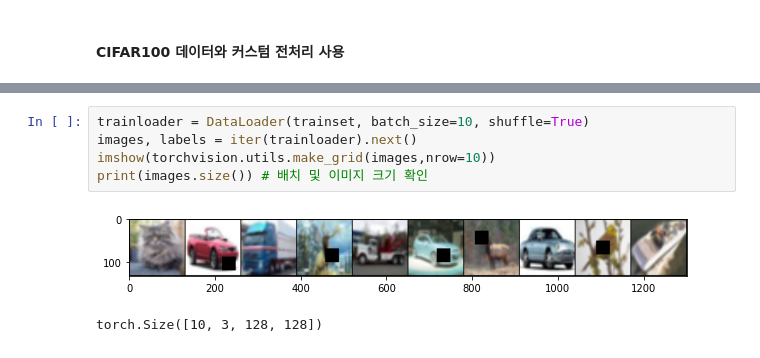
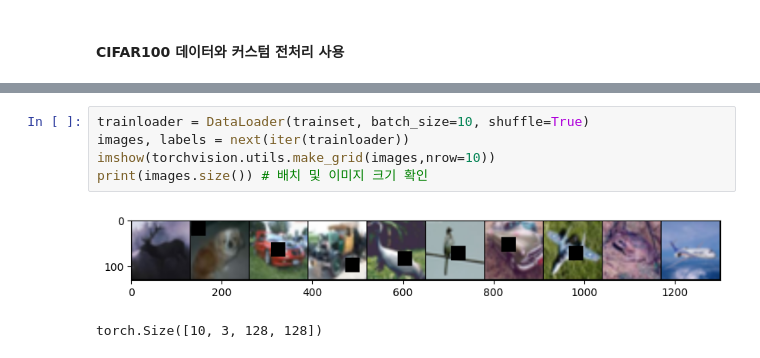
Before and after one commit to Minwoo-study/Pytorch_study, a Jupyter notebook: 딥러닝을 위한 파이토치 입문/day3_pytorch.ipynb, the cells around one changed output, grey strips where cells are left out. Drawn from its saved outputs; the diff is of its cells as text.

```diff
--- a/딥러닝을 위한 파이토치 입문/day3_pytorch.ipynb
+++ b/딥러닝을 위한 파이토치 입문/day3_pytorch.ipynb
@@ -434,8 +435,8 @@ Extracting ./data/cifar-10-python.tar.gz to ./data
 # %%
 trainloader = DataLoader(trainset, batch_size=10, shuffle=True)
-images, labels = iter(trainloader).next()
+images, labels = next(iter(trainloader))
 imshow(torchvision.utils.make_grid(images,nrow=10))
 print(images.size()) # 배치 및 이미지 크기 확인
 # %% [output]
-[figure, old version]
+[figure, new version]
 torch.Size([10, 3, 128, 128])
```
Also changed, not shown: parts of 12 cells of this notebook.
